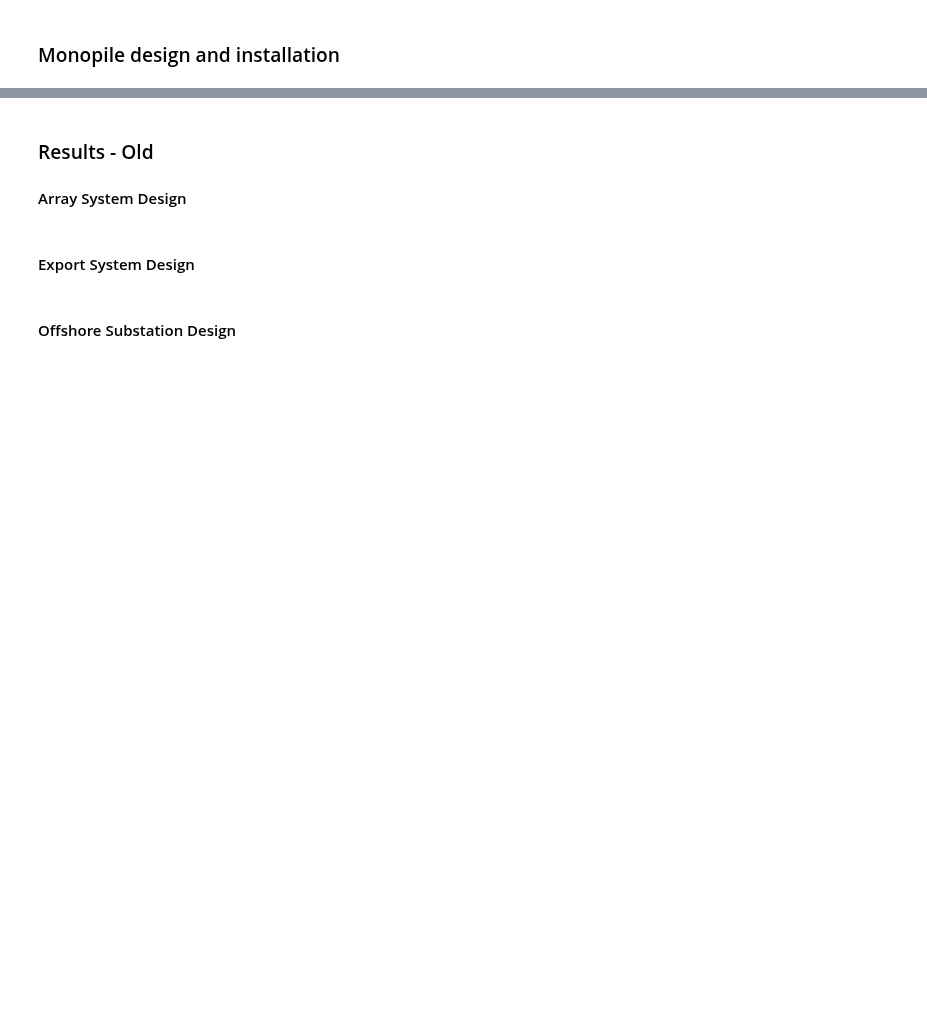
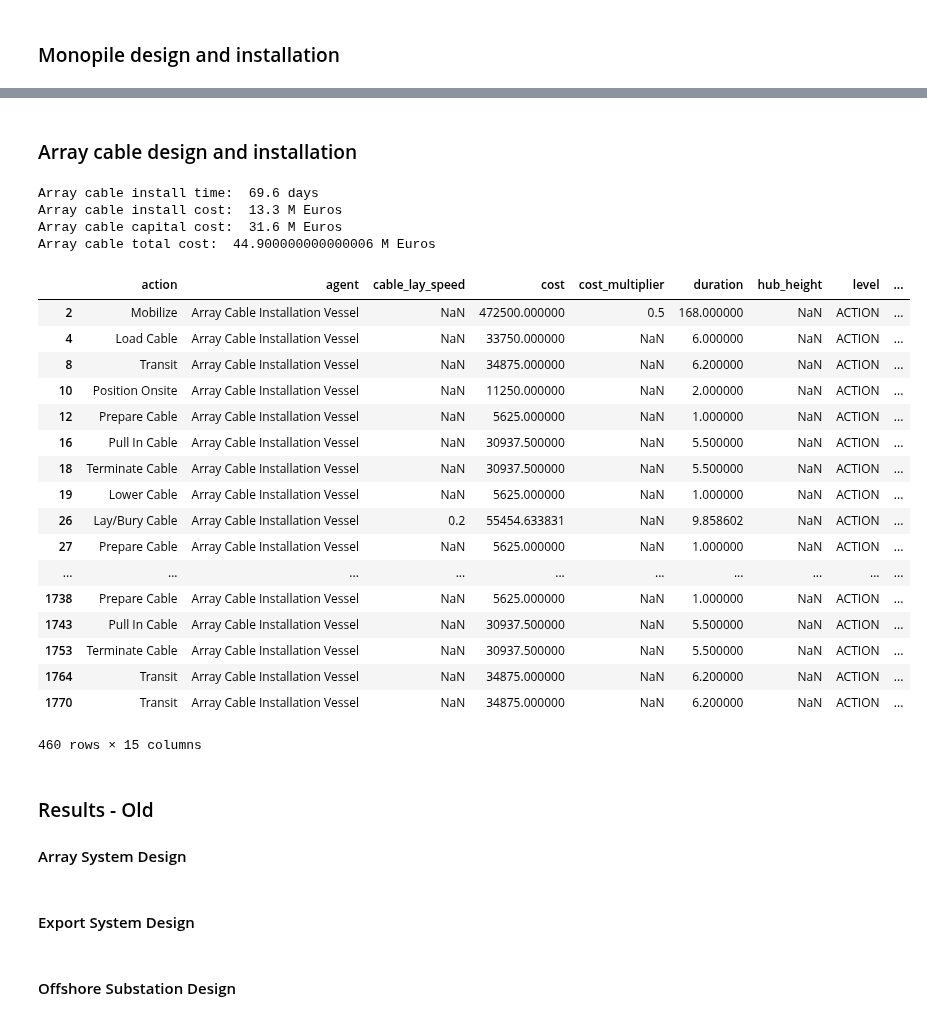
Before and after one commit to WISDEM/ORBIT, a Jupyter notebook: Analysis/Case Study #1.ipynb, the cells around one changed output, grey strips where cells are left out. Drawn from its saved outputs; the diff is of its cells as text; code cells hidden in the pictures; blank space fills up the shorter version.

Commit message:
Updated notebook with ORBIT 0.4 ProjectManager formatting

```diff
--- a/Analysis/Case Study #1.ipynb
+++ b/Analysis/Case Study #1.ipynb
@@ -71,7 +71,7 @@ config = {
     # Vessels
 #     'scour_protection_install_vessel': 'ExampleScour',
 #     'trench_dig_vessel': 'StematSpirit',
-#     'array_cable_lay_vessel': 'Ndeavor',
+#     'array_cable_lay_vessel': 'cable_lay_vessel',
 #     'export_cable_lay_vessel': 'StematSpirit',
 #     "oss_install_vessel": "OlegStrashnov",  # Actually vessel from SPT Offshore
 
@@ -126,12 +126,12 @@ config = {
 
     # Electrical
     'array_system_design': {
-        'cables': ['XLPE_185mm_33kV', 'XLPE_500mm_33kV']
+        'cables': 'XLPE_630mm_66kV'
     },
 
-#     'array_system': {
-#         'strategy': 'lay_bury'
-#     },
+    'array_system': {
+        'strategy': 'lay_bury'
+    },
 
 #     'export_system': {
 #         'strategy': 'lay_bury'
@@ -165,25 +165,29 @@ config = {
         'wtiv': 'Benchmarking_WTIV_turbine'
     },
 
+    'ArrayCableInstallation': {
+        'array_cable_install_vessel' : 'cable_lay_vessel'
+    },
+
 #     'OffshoreSubstationInstallation': {
 #         "num_feeders": 1,
 #         "feeder": "seajacks_scylla",
 #     },
 
     # Phases
-#     'design_phases': [
+    'design_phases': [
 #         "MonopileDesign",
 #         'ScourProtectionDesign',
-#         'ArraySystemDesign',
+        'ArraySystemDesign',
 #         'ExportSystemDesign',
 #         'OffshoreSubstationDesign'
-#     ],
+    ],
 
     'install_phases': {
         'MonopileInstallation': '07/01/2016',         # Updated dates
 #         'ScourProtectionInstallation': '09/01/2016',  # Placed at the end of the monopile installation
         'TurbineInstallation': '07/01/2016',
-#         'ArrayCableInstallation': '06/29/2016',
+        'ArrayCableInstallation': '07/01/2016',
 #         'ExportCableInstallation': '03/17/2016',
 #         'OffshoreSubstationInstallation': '08/01/2016'
     }
@@ -267,0 +242,2 @@ Monopile total cost:  143.3 M Euros
+# %% [markdown]
+### Array cable design and installation
@@ -268,3 +249,40 @@ Monopile total cost:  143.3 M Euros
+# %%
+# Installation and capital costs
+ac_time = np.round(project._phases['ArrayCableInstallation'].total_phase_time * (1/24) , 1) # Convert hours to days
+ac_install_cost = np.round(project._phases['ArrayCableInstallation'].total_phase_cost * 1e-6 * usd_to_euro, 1)
+ac_capital_cost = np.round(project._phases['ArraySystemDesign'].total_phase_cost * 1e-6 * usd_to_euro, 1)
+
+print('Array cable install time: ', ac_time, 'days')
+print('Array cable install cost: ', ac_install_cost, 'M Euros')
+print('Array cable capital cost: ', ac_capital_cost, 'M Euros')
+print('Array cable total cost: ', ac_capital_cost + ac_install_cost, 'M Euros')
+# %% [output]
+Array cable install time:  69.6 days
+Array cable install cost:  13.3 M Euros
+Array cable capital cost:  31.6 M Euros
+Array cable total cost:  44.900000000000006 M Euros
+# %%
+proj_df = pd.DataFrame(project.project_actions)
+proj_df.loc[(proj_df['phase']=='ArrayCableInstallation') ]
+# %% [output]
+|  | action | agent | cable_lay_speed | cost | cost_multiplier | duration | hub_height | level | ... |
+| 2 | Mobilize | Array Cable Installation Vessel | NaN | 472500.000000 | 0.5 | 168.000000 | NaN | ACTION | ... |
+| 4 | Load Cable | Array Cable Installation Vessel | NaN | 33750.000000 | NaN | 6.000000 | NaN | ACTION | ... |
+| 8 | Transit | Array Cable Installation Vessel | NaN | 34875.000000 | NaN | 6.200000 | NaN | ACTION | ... |
+| 10 | Position Onsite | Array Cable Installation Vessel | NaN | 11250.000000 | NaN | 2.000000 | NaN | ACTION | ... |
+| 12 | Prepare Cable | Array Cable Installation Vessel | NaN | 5625.000000 | NaN | 1.000000 | NaN | ACTION | ... |
+| 16 | Pull In Cable | Array Cable Installation Vessel | NaN | 30937.500000 | NaN | 5.500000 | NaN | ACTION | ... |
+| 18 | Terminate Cable | Array Cable Installation Vessel | NaN | 30937.500000 | NaN | 5.500000 | NaN | ACTION | ... |
+| 19 | Lower Cable | Array Cable Installation Vessel | NaN | 5625.000000 | NaN | 1.000000 | NaN | ACTION | ... |
+| 26 | Lay/Bury Cable | Array Cable Installation Vessel | 0.2 | 55454.633831 | NaN | 9.858602 | NaN | ACTION | ... |
+| 27 | Prepare Cable | Array Cable Installation Vessel | NaN | 5625.000000 | NaN | 1.000000 | NaN | ACTION | ... |
+| ... | ... | ... | ... | ... | ... | ... | ... | ... | ... |
+| 1738 | Prepare Cable | Array Cable Installation Vessel | NaN | 5625.000000 | NaN | 1.000000 | NaN | ACTION | ... |
+| 1743 | Pull In Cable | Array Cable Installation Vessel | NaN | 30937.500000 | NaN | 5.500000 | NaN | ACTION | ... |
+| 1753 | Terminate Cable | Array Cable Installation Vessel | NaN | 30937.500000 | NaN | 5.500000 | NaN | ACTION | ... |
+| 1764 | Transit | Array Cable Installation Vessel | NaN | 34875.000000 | NaN | 6.200000 | NaN | ACTION | ... |
+| 1770 | Transit | Array Cable Installation Vessel | NaN | 34875.000000 | NaN | 6.200000 | NaN | ACTION | ... |
+460 rows × 15 columns
 # %% [markdown]
 ### Results - Old
 
```
Also changed, not shown: parts of 9 cells of this notebook, 4 other files.
